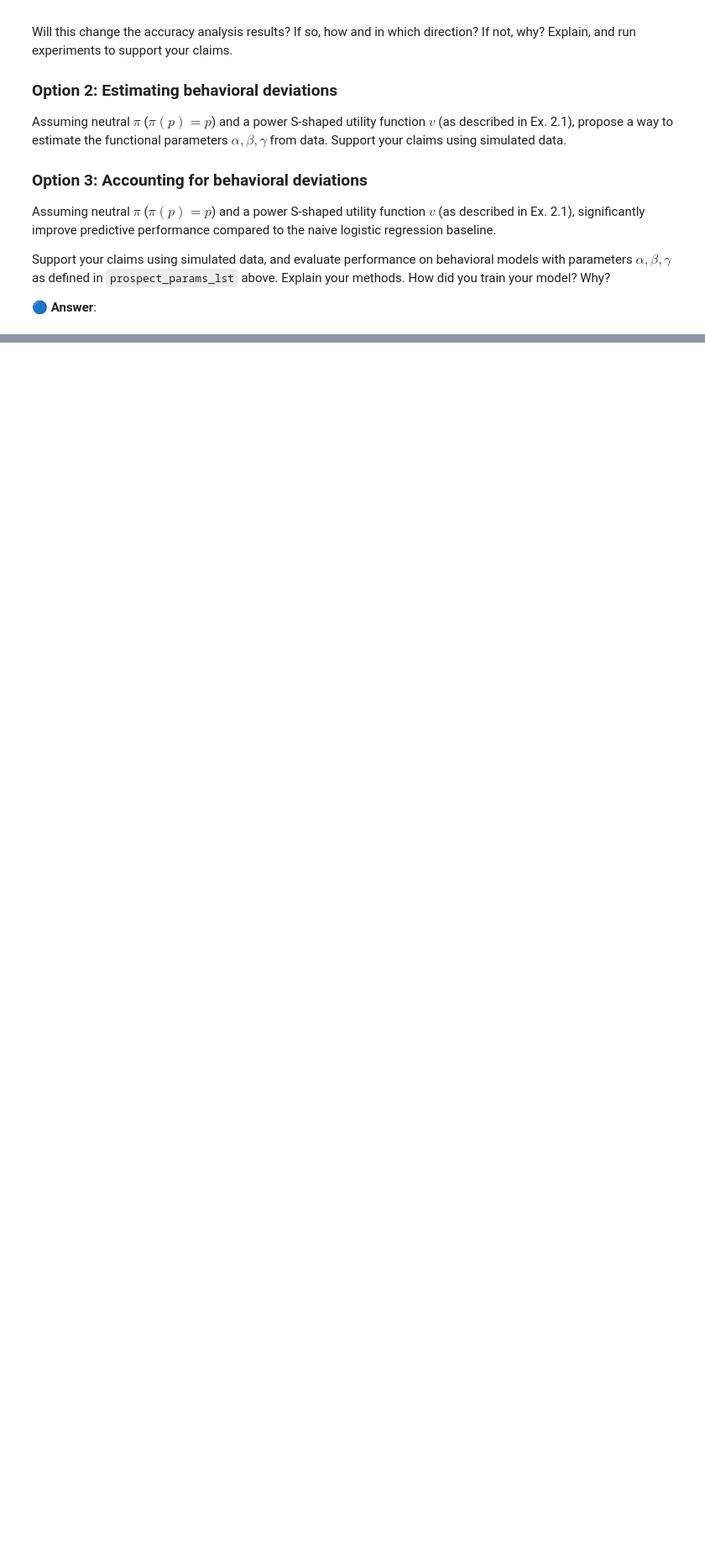
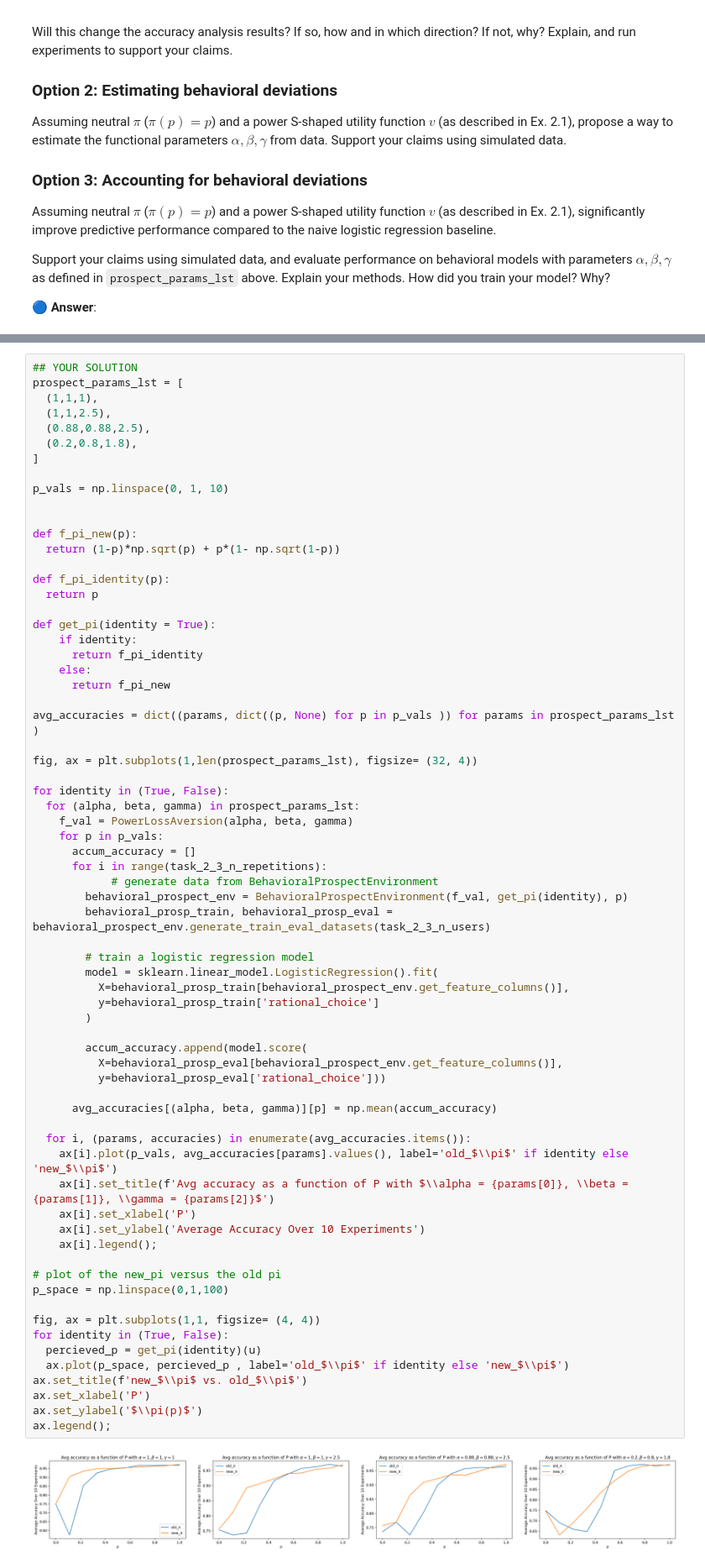
Before and after one commit to haneenna1/Machine-learnign-and-human-behaviour, a Jupyter notebook: Workshop1/236608-WS1.ipynb, the cells around one changed output, grey strips where cells are left out. Shown at 84% size. Drawn from its saved outputs; the diff is of its cells as text; blank space fills up the shorter version.

```diff
--- a/Workshop1/236608-WS1.ipynb
+++ b/Workshop1/236608-WS1.ipynb
@@ -1005,0 +1009,70 @@ Explain your results:
+# %%
+## YOUR SOLUTION
+prospect_params_lst = [
+  (1,1,1),
+  (1,1,2.5),
+  (0.88,0.88,2.5),
+  (0.2,0.8,1.8),
+]
+
+p_vals = np.linspace(0, 1, 10)
+
+
+def f_pi_new(p):
+  return (1-p)*np.sqrt(p) + p*(1- np.sqrt(1-p))
+
+def f_pi_identity(p):
+  return p
+
+def get_pi(identity = True):
+    if identity:
+      return f_pi_identity
+    else:
+      return f_pi_new
+
+avg_accuracies = dict((params, dict((p, None) for p in p_vals )) for params in prospect_params_lst )
+
+fig, ax = plt.subplots(1,len(prospect_params_lst), figsize= (32, 4))
+
+for identity in (True, False):
+  for (alpha, beta, gamma) in prospect_params_lst:
+    f_val = PowerLossAversion(alpha, beta, gamma)
+    for p in p_vals:
+      accum_accuracy = []
+      for i in range(task_2_3_n_repetitions):
+            # generate data from BehavioralProspectEnvironment
+        behavioral_prospect_env = BehavioralProspectEnvironment(f_val, get_pi(identity), p)
+        behavioral_prosp_train, behavioral_prosp_eval = behavioral_prospect_env.generate_train_eval_datasets(task_2_3_n_users)
+
+        # train a logistic regression model
+        model = sklearn.linear_model.LogisticRegression().fit(
+          X=behavioral_prosp_train[behavioral_prospect_env.get_feature_columns()],
+          y=behavioral_prosp_train['rational_choice']
+        )
+
+        accum_accuracy.append(model.score(
+          X=behavioral_prosp_eval[behavioral_prospect_env.get_feature_columns()],
+          y=behavioral_prosp_eval['rational_choice']))
+
+      avg_accuracies[(alpha, beta, gamma)][p] = np.mean(accum_accuracy)
+
+  for i, (params, accuracies) in enumerate(avg_accuracies.items()):
+    ax[i].plot(p_vals, avg_accuracies[params].values(), label='old_$\\pi$' if identity else 'new_$\\pi$')
+    ax[i].set_title(f'Avg accuracy as a function of P with $\\alpha = {params[0]}, \\beta = {params[1]}, \\gamma = {params[2]}$')
+    ax[i].set_xlabel('P')
+    ax[i].set_ylabel('Average Accuracy Over 10 Experiments')
+    ax[i].legend();
+
+# plot of the new_pi versus the old pi
+p_space = np.linspace(0,1,100)
+
+fig, ax = plt.subplots(1,1, figsize= (4, 4))
+for identity in (True, False):
+  percieved_p = get_pi(identity)(u)
+  ax.plot(p_space, percieved_p , label='old_$\\pi$' if identity else 'new_$\\pi$')
+ax.set_title(f'new_$\\pi$ vs. old_$\\pi$')
+ax.set_xlabel('P')
+ax.set_ylabel('$\\pi(p)$')
+ax.legend();
+# %% [output]
+[figure, added]
```
Also changed, not shown: parts of 19 cells of this notebook.
